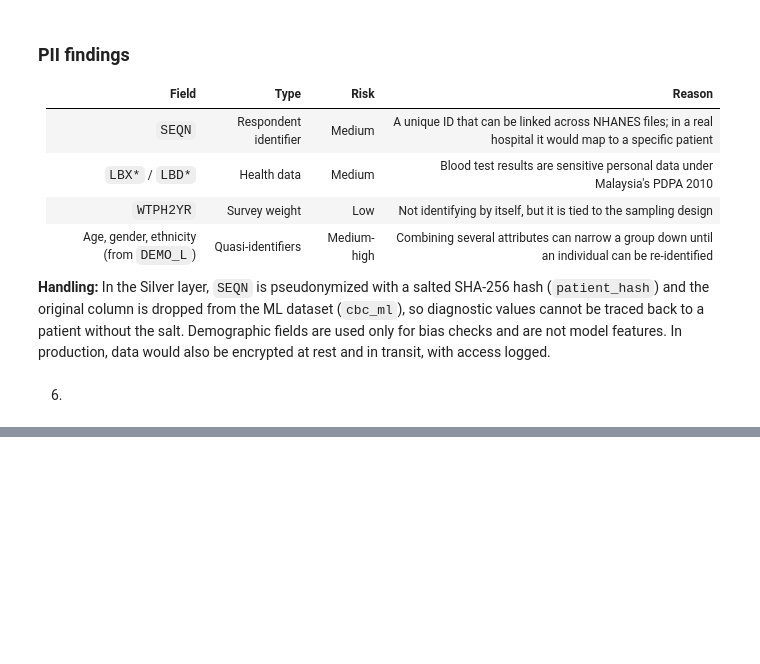
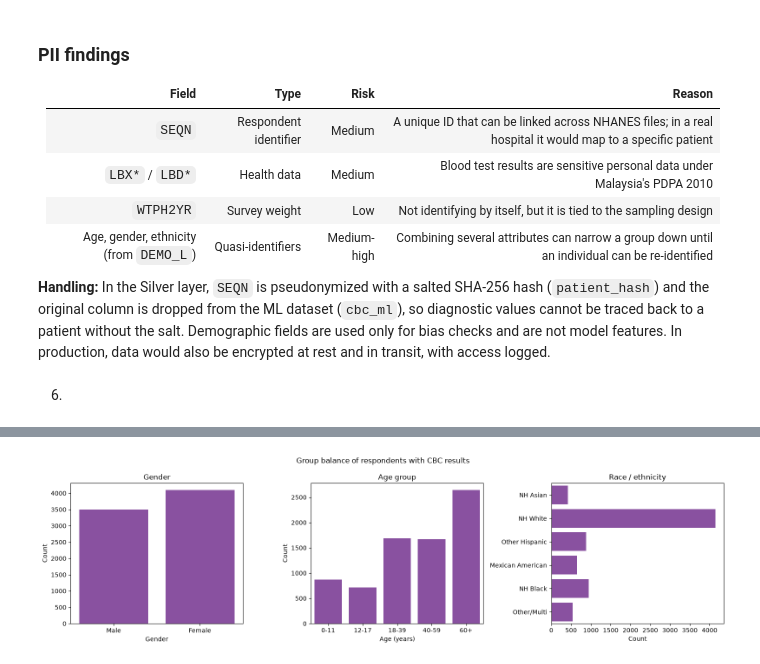
Before and after one commit to a212396-sudo/hospital-cempaka-lab, a Jupyter notebook: notebook/hospital_cempaka_pipeline.ipynb, the cells around one changed output, grey strips where cells are left out. Saved outputs shown, nothing was run; the diff lists cells and outputs as text; code cells hidden in the pictures; blank space fills up the shorter version.

```diff
--- a/notebook/hospital_cempaka_pipeline.ipynb
+++ b/notebook/hospital_cempaka_pipeline.ipynb
@@ -262,0 +369,15 @@ cbc_ml[["patient_hash", "LBXHGB", "LBXWBCSI"]].head()
+# %%
+res = merged[merged["has_cbc"]].copy()
+
+fig, axes = plt.subplots(1, 3, figsize=(16, 4.5))
+sns.countplot(data=res, x="gender", ax=axes[0], color="#8e44ad")
+axes[0].set(title="Gender", xlabel="Gender", ylabel="Count")
+sns.countplot(data=res, x="age_group", ax=axes[1], color="#8e44ad")
+axes[1].set(title="Age group", xlabel="Age (years)", ylabel="Count")
+sns.countplot(data=res, y="race", ax=axes[2], color="#8e44ad")
+axes[2].set(title="Race / ethnicity", xlabel="Count", ylabel="")
+fig.suptitle("Group balance of respondents with CBC results")
+plt.tight_layout()
+plt.show()
+# %% [output]
+[figure, added]
```
Also changed, not shown: parts of 5 cells of this notebook, 1 other file.
